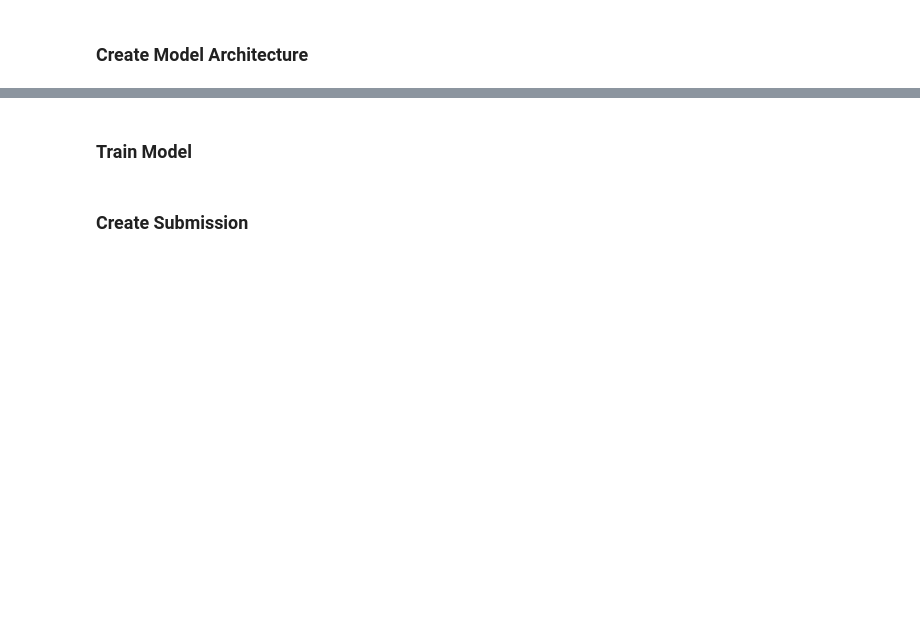
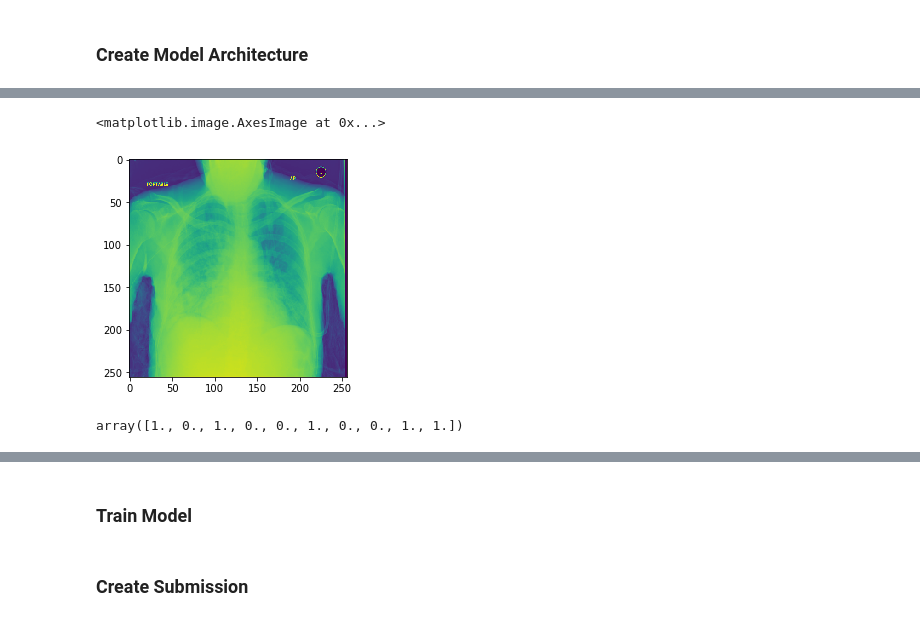
Before and after one commit to metachi/pneumonia, a Jupyter notebook: model_training.ipynb, the cells around one changed output, grey strips where cells are left out. Cells and saved outputs as stored; diff of their text form; code cells hidden in the pictures; blank space fills up the shorter version.

```diff
--- a/model_training.ipynb
+++ b/model_training.ipynb
@@ -471,0 +625,9 @@ plt.imshow(
+# %%
+plt.imshow(np.squeeze(x[2]))
+# %% [output]
+<matplotlib.image.AxesImage at 0x...>
+[figure, added]
+# %%
+y[:10]
+# %% [output]
+array([1., 0., 1., 0., 0., 1., 0., 0., 1., 1.])
```
Also changed, not shown: parts of 47 cells of this notebook.
